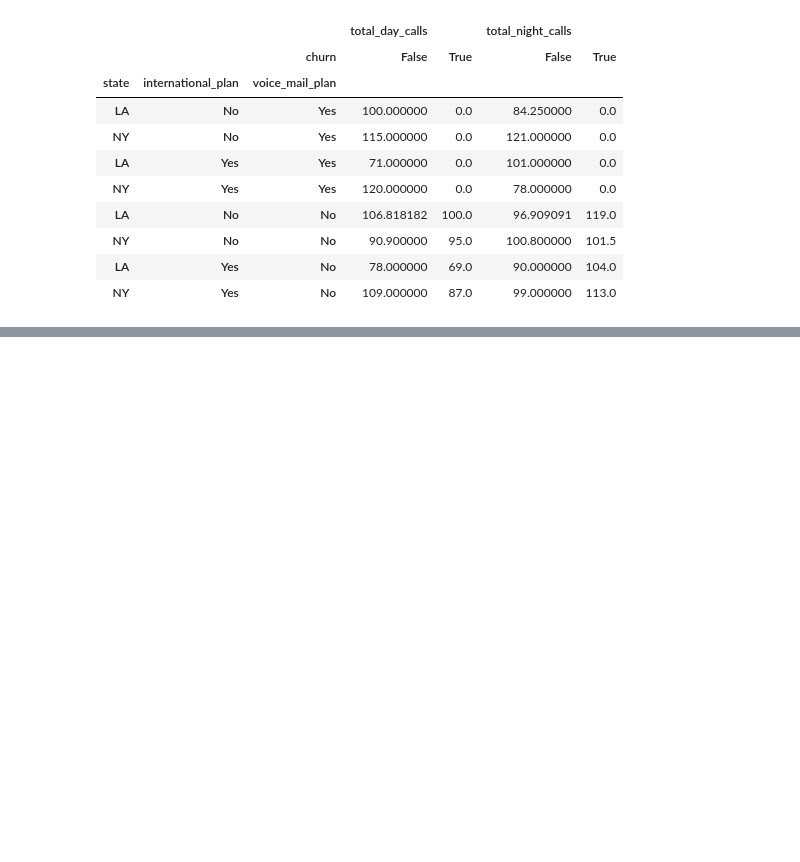
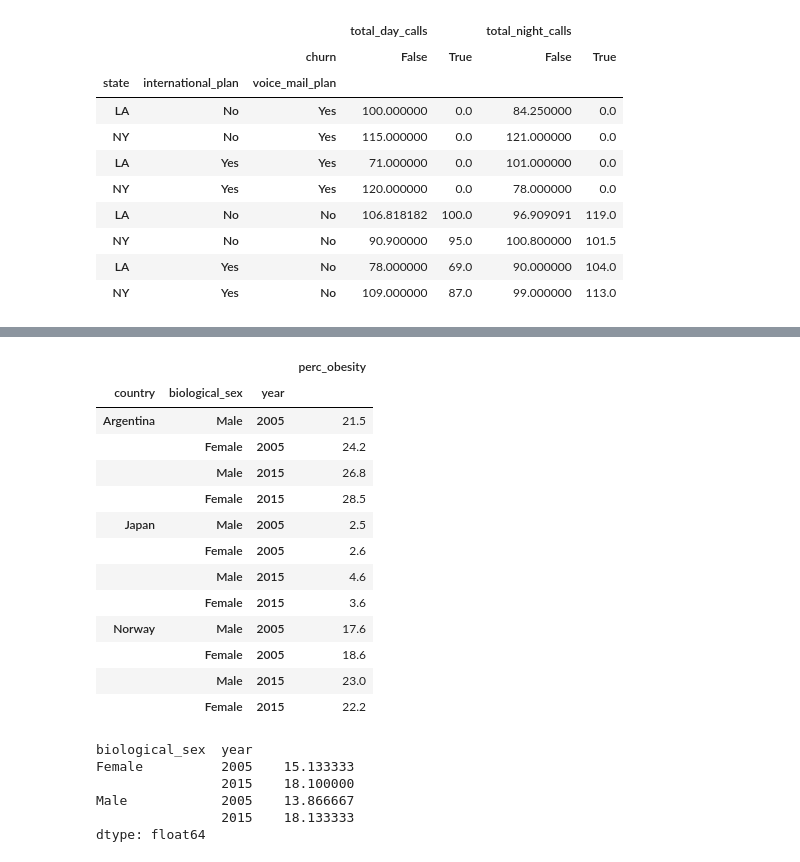
Before and after one commit to jrc-python/python-toolbox, a Jupyter notebook: 4-reshaping-data/reshaping.ipynb, the cells around one changed output, grey strips where cells are left out. Saved outputs shown, nothing was run; the diff lists cells and outputs as text; code cells hidden in the pictures; blank space fills up the shorter version.

```diff
--- a/4-reshaping-data/reshaping.ipynb
+++ b/4-reshaping-data/reshaping.ipynb
@@ -1047,0 +1166,31 @@ KeyError: 'Requested level (type) does not match index name (None)'
+# %%
+import pandas as pd
+
+# Read files/obesity.csv and assign it to obesity
+obesity = pd.read_csv('files/obesity.csv').set_index(['country', 'biological_sex', 'year'])
+
+obesity
+# %% [output]
+|  |  |  | perc_obesity |
+| country | biological_sex | year |  |
+| Argentina | Male | 2005 | 21.5 |
+|  | Female | 2005 | 24.2 |
+|  | Male | 2015 | 26.8 |
+|  | Female | 2015 | 28.5 |
+| Japan | Male | 2005 | 2.5 |
+|  | Female | 2005 | 2.6 |
+|  | Male | 2015 | 4.6 |
+|  | Female | 2015 | 3.6 |
+| Norway | Male | 2005 | 17.6 |
+|  | Female | 2005 | 18.6 |
+|  | Male | 2015 | 23.0 |
+|  | Female | 2015 | 22.2 |
+# %%
+obesity.unstack(level=0).mean(axis=1)
+# %% [output]
+biological_sex  year
+Female          2005    15.133333
+                2015    18.100000
+Male            2005    13.866667
+                2015    18.133333
+dtype: float64
```
Also changed, not shown: parts of 19 cells of this notebook, 3 other files.
